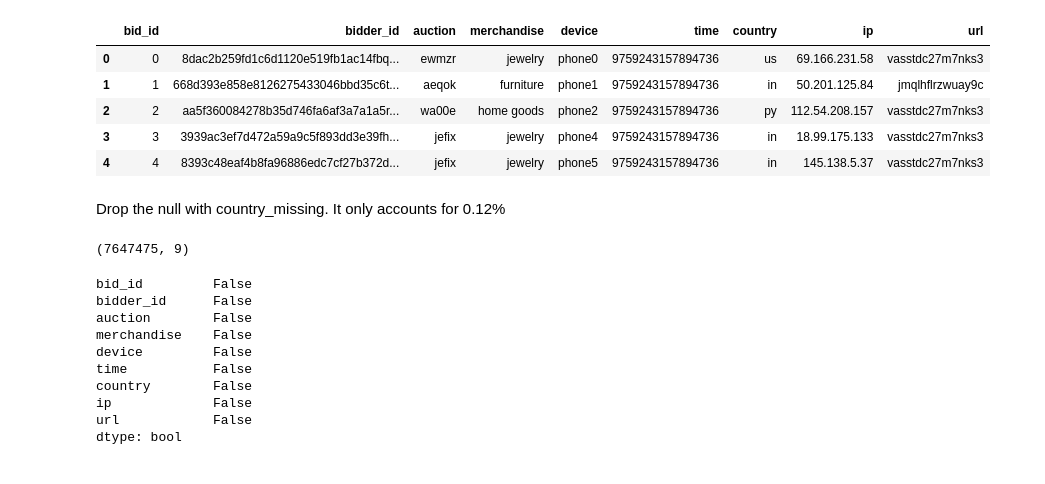
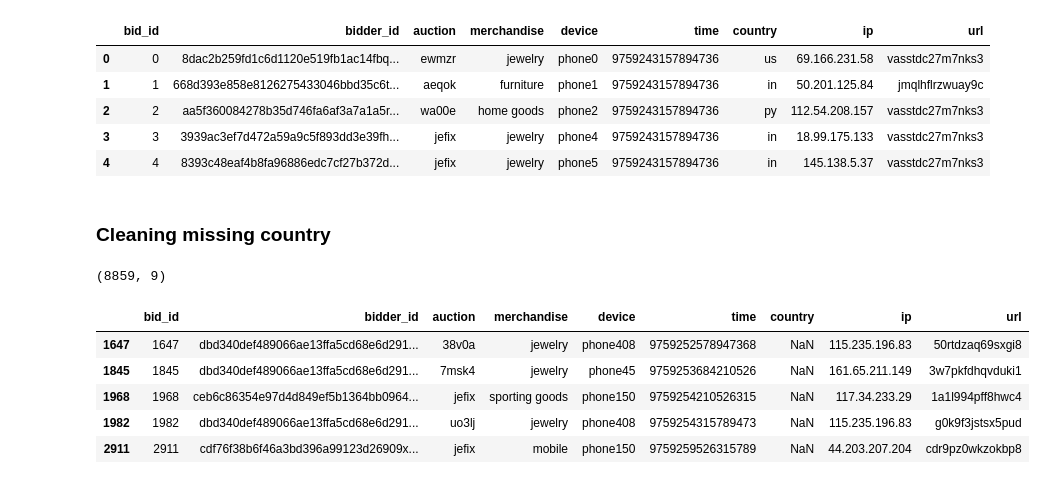
Before and after one commit to Marwan-Takrouri/Human-or-Robot-Facebook-Kaggle, a Jupyter notebook: Data_Cleaning.ipynb, the cells around one changed output. Drawn from its saved outputs; the diff is of its cells as text; code cells hidden in the pictures.

```diff
--- a/Data_Cleaning.ipynb
+++ b/Data_Cleaning.ipynb
@@ -4,6 +25,7 @@ import numpy as np
 # %%
 # Load the dataset
-data_df = pd.read_csv("./Resources/bids.csv")
+# data_df = pd.read_csv("./Resources/bids.csv") # Jupyter Notebook
+data_df = pd.read_csv("bids.csv") # Google colab
 print(data_df.shape)
 data_df.head()
 # %% [output]
@@ -15,23 +37,17 @@ data_df.head()
 | 3 | 3 | 3939ac3ef7d472a59a9c5f893dd3e39fh... | jefix | jewelry | phone4 | 9759243157894736 | in | 18.99.175.133 | vasstdc27m7nks3 |
 | 4 | 4 | 8393c48eaf4b8fa96886edc7cf27b372d... | jefix | jewelry | phone5 | 9759243157894736 | in | 145.138.5.37 | vasstdc27m7nks3 |
 # %% [markdown]
-Drop the null with country_missing. It only accounts for 0.12%
+### Cleaning missing country
-# %%
-# Drop the missing country
-data_df = data_df.dropna()
-print(data_df.shape)
-
-# Check is there any other null values
-data_df.isnull().any()
-# %% [output]
-(7647475, 9)
-bid_id         False
-bidder_id      False
-auction        False
-merchandise    False
-device         False
-time           False
-country        False
-ip             False
-url            False
-dtype: bool
+# %%
+# Extract data that have no country info
+missing_country = data_df[data_df.isnull().any(axis=1)]
+print(missing_country.shape)
+missing_country.head()
+# %% [output]
+(8859, 9)
+|  | bid_id | bidder_id | auction | merchandise | device | time | country | ip | url |
+| 1647 | 1647 | dbd340def489066ae13ffa5cd68e6d291... | 38v0a | jewelry | phone408 | 9759252578947368 | NaN | 115.235.196.83 | 50rtdzaq69sxgi8 |
+| 1845 | 1845 | dbd340def489066ae13ffa5cd68e6d291... | 7msk4 | jewelry | phone45 | 9759253684210526 | NaN | 161.65.211.149 | 3w7pkfdhqvduki1 |
+| 1968 | 1968 | ceb6c86354e97d4d849ef5b1364bb0964... | jefix | sporting goods | phone150 | 9759254210526315 | NaN | 117.34.233.29 | 1a1l994pff8hwc4 |
+| 1982 | 1982 | dbd340def489066ae13ffa5cd68e6d291... | uo3lj | jewelry | phone408 | 9759254315789473 | NaN | 115.235.196.83 | g0k9f3jstsx5pud |
+| 2911 | 2911 | cdf76f38b6f46a3bd396a99123d26909x... | jefix | mobile | phone150 | 9759259526315789 | NaN | 44.203.207.204 | cdr9pz0wkzokbp8 |
```
Also changed, not shown: parts of 16 cells of this notebook.
